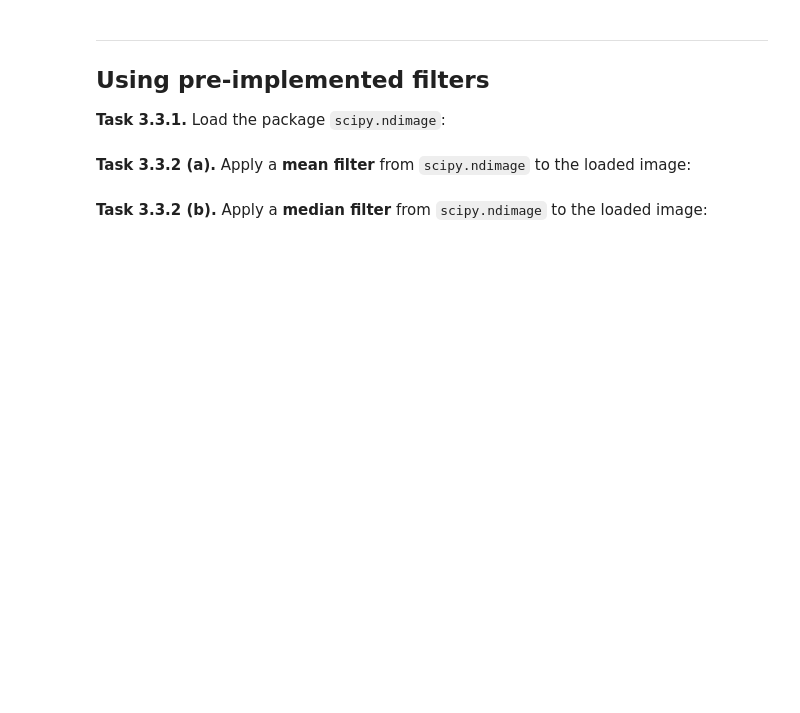
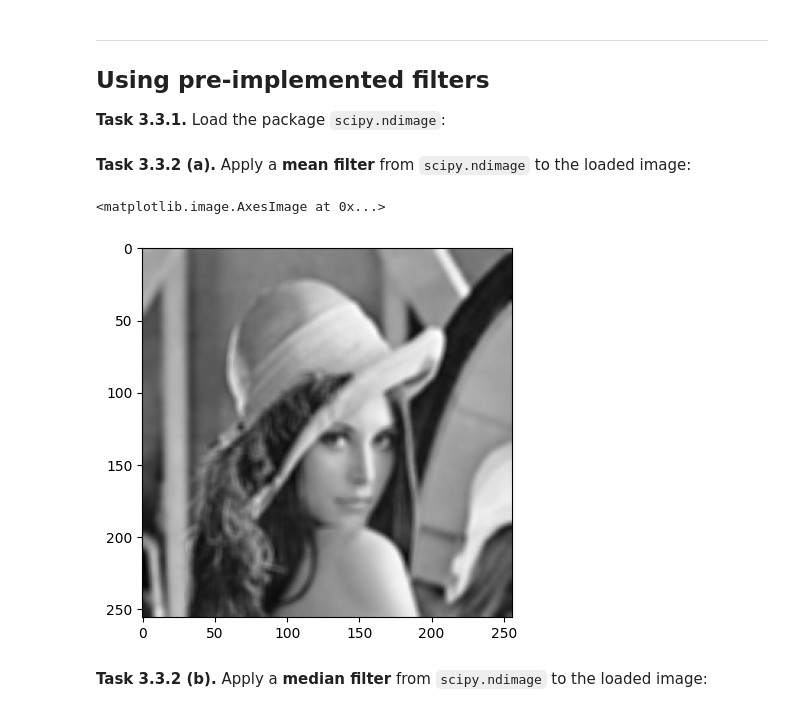
Before and after one commit to Paul-Averdung/mobi-fs3-python, a Jupyter notebook: task3.ipynb, the cells around one changed output. Drawn from its saved outputs; the diff is of its cells as text; code cells hidden in the pictures; blank space fills up the shorter version.

```diff
--- a/task3.ipynb
+++ b/task3.ipynb
@@ -99,4 +117,9 @@ Then, compare your result for filter size `5` with the correct result image `dat
 # %% [markdown]
 **<a id="#">Task 3.3.2 (a).</a>** Apply a **mean filter** from `scipy.ndimage` to the loaded image:
+# %%
+plt.imshow(snd.uniform_filter(img, 5), 'gray')
+# %% [output]
+<matplotlib.image.AxesImage at 0x...>
+[figure, added]
 # %% [markdown]
 **<a id="#">Task 3.3.2 (b).</a>** Apply a **median filter** from `scipy.ndimage` to the loaded image:
```
Also changed, not shown: parts of 8 cells of this notebook.
